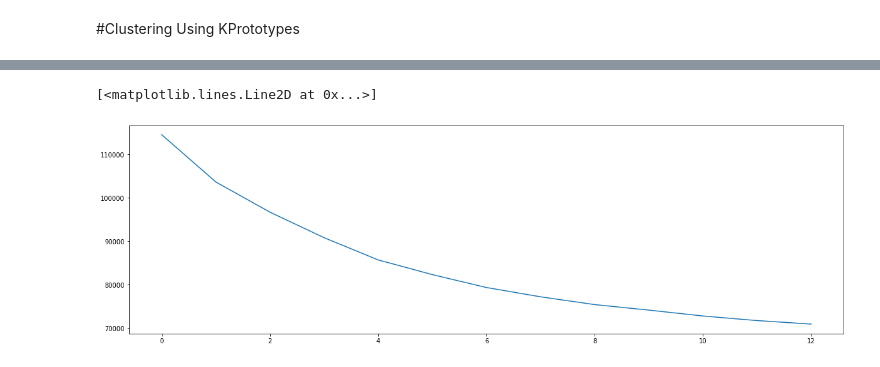
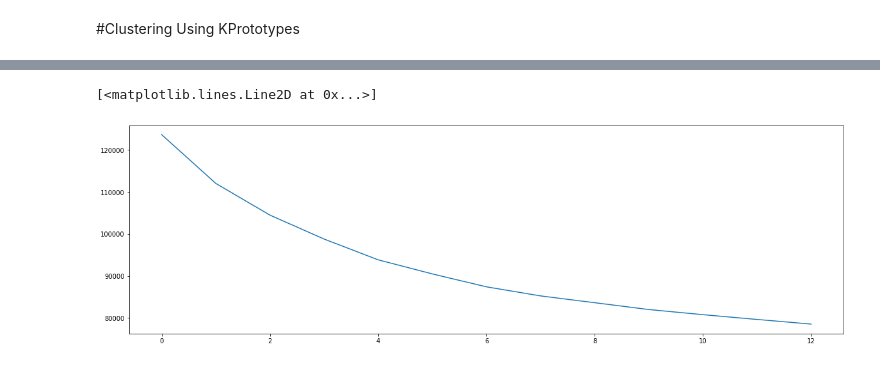
Before and after one commit to mecan80/DS_projects, a Jupyter notebook: Insurance_Cust_Segmentation.ipynb, the cells around one changed output, grey strips where cells are left out. Cells and saved outputs as stored; diff of their text form; code cells hidden in the pictures.

```diff
--- a/Insurance_Cust_Segmentation.ipynb
+++ b/Insurance_Cust_Segmentation.ipynb
@@ -260,0 +262,6 @@ ins_upd_df.head()
+# %%
+#Transforming Ordinal Variables
+insurance_df['Coverage'] = [1 if x == 'Basic' else 2 if x == 'Extended' else 3 for x in insurance_df['Coverage']]
+insurance_df['Education'] = [1 if x == 'High School or Below' else 2 if x == 'College' else 3 if x == 'Bachelor' else 4 if x == 'Master' else 5 for x in insurance_df['Education']]
+insurance_df['Vehicle_Size'] = [1 if x == 'Small' else 2 if x == 'Medsize' else 3 for x in insurance_df['Vehicle_Size']]
+insurance_df.head()
@@ -260,0 +275,5 @@ ins_upd_df.head()
+# %%
+#Merging back Numerical and Categorical data
+insurance = insurance_df.drop(columns=['Response', 'Effective_To_Date', 'Gender', 'Marital_Status', 'Year_Month', 'State', 'EmploymentStatus', 'Location_Code', 'Policy_Type', 'Policy', 'Renew_Offer_Type', 'Sales_Channel', 'Vehicle_Class'])
+ins_upd_df = pd.concat([insurance, insurance_cat_nom, insurance_cat_oth], axis = 1)
+ins_upd_df.head()
@@ -283,7 +309,7 @@ for column in insurance_num:
 #Clustering Using KPrototypes
 # %%
 #Set variable
-X = ins_upd_df
+X = ins_upd_df.drop(columns='Customer')
 # %%
 #Scale the data
 std_scale = StandardScaler()
@@ -293,7 +328,7 @@ X_scale = std_scale.fit_transform(X)
 # %%
 #Running KPrototype Clustering, n_clusters=8, init='Cao' - Default
 kproto = KPrototypes(n_clusters=8, init='Cao')
-clusters = kproto.fit_predict(X_scale, categorical=[0,1,2,3,4,5,6,7,8,9,10,11,12,13,14,15,16])
+clusters = kproto.fit_predict(X_scale, categorical=[1,2,10,11,12,13,14,15,16,17,18,19,20,21,22,23,24,25,26,27,28,29,30,31,32,33,34,35,36,37,38,39,40,41,42,43,44,45,46,47,48,49,50,51,52,53,54])
 # %%
 kproto.cluster_centroids_
 # %% [output]
@@ -363,16 +417,16 @@ ins_upd_df.to_csv('insurance_upd.csv')
 # %%
 #Choosing optimal K
 cost = []
 for num_clusters in list(range(1,14)):
     kproto = KPrototypes(n_clusters=num_clusters, init='Cao')
-    kproto.fit_predict(X_scale, categorical=[0,1,2,3,4,5,6,7,8,9,10,11,12,13,14,15,16])
+    kproto.fit_predict(X_scale, categorical=[1,2,10,11,12,13,14,15,16,17,18,19,20,21,22,23,24,25,26,27,28,29,30,31,32,33,34,35,36,37,38,39,40,41,42,43,44,45,46,47,48,49,50,51,52,53,54])
     cost.append(kproto.cost_)
 
 plt.figure(figsize=(20,6))
 plt.plot(cost)
 # %% [output]
 [<matplotlib.lines.Line2D at 0x...>]
-[figure, old version]
+[figure, new version]
 # %%
 #Running KPrototype Clustering, n_clusters=4, init='Cao'
 kproto = KPrototypes(n_clusters=4, init='Cao')
```
Also changed, not shown: parts of 86 cells of this notebook.
